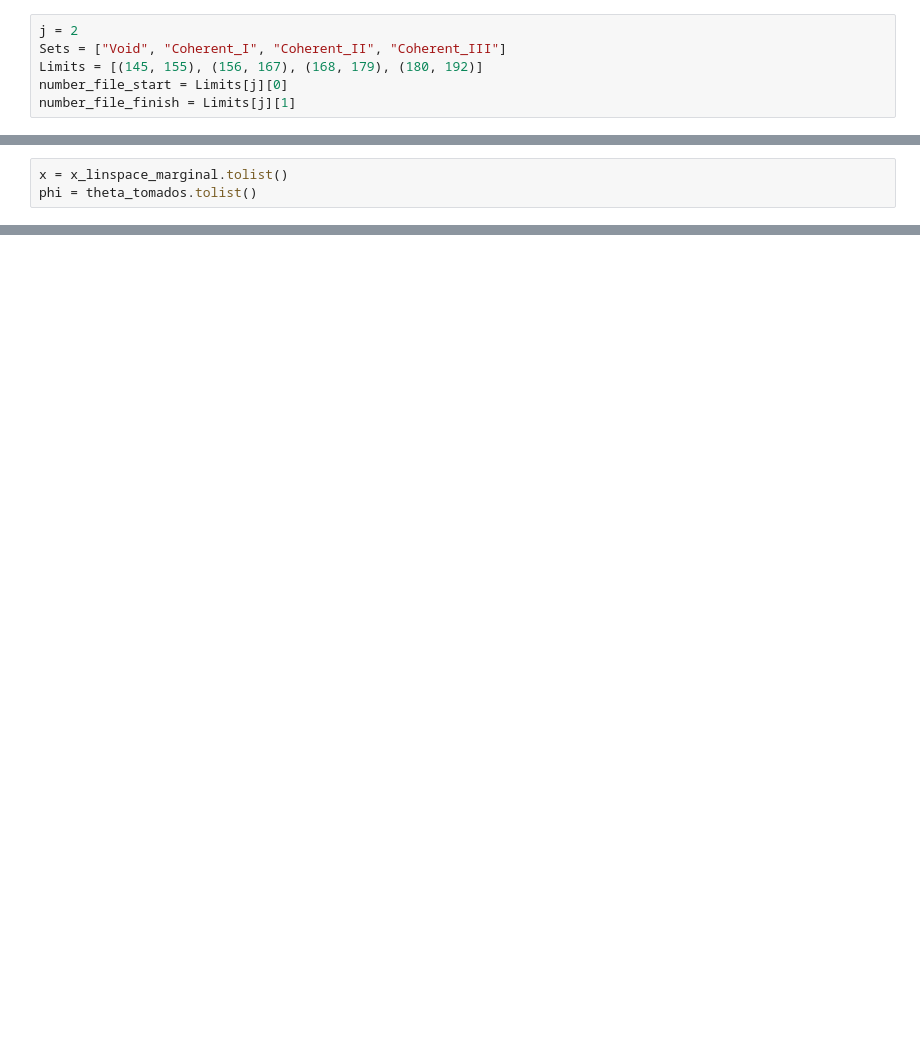
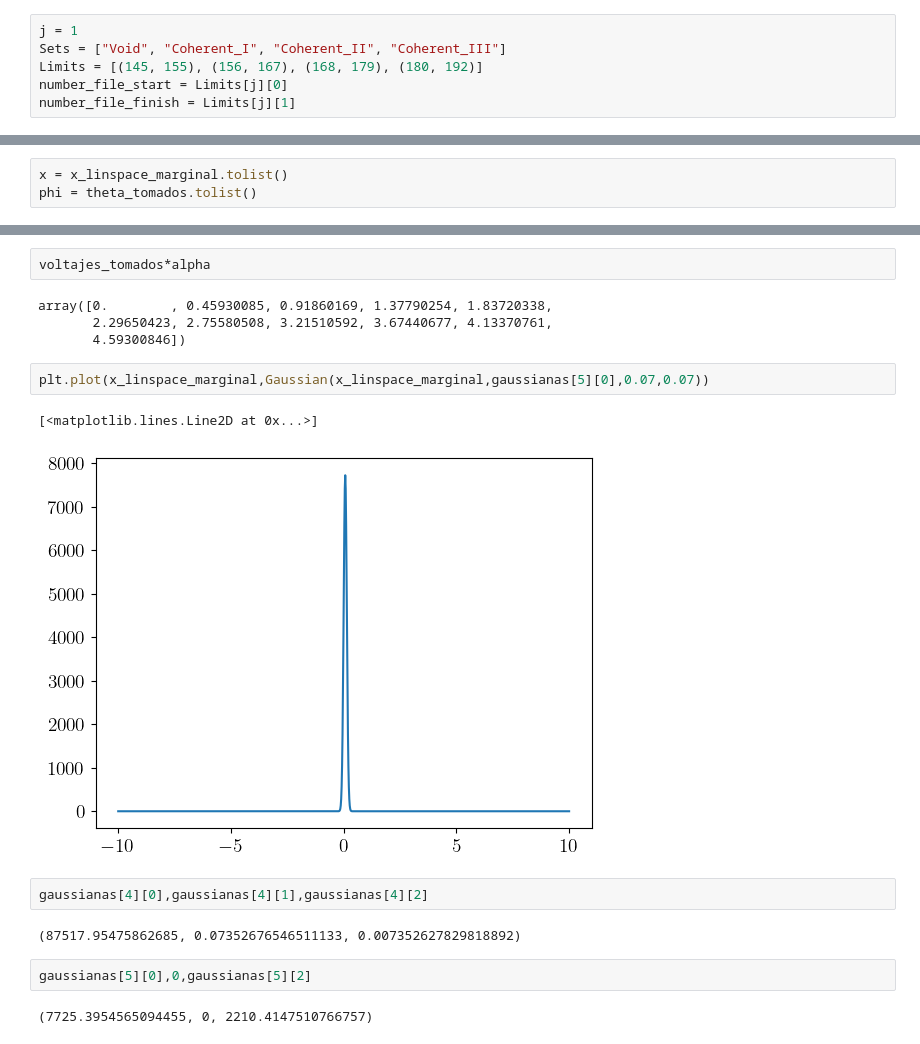
Before and after one commit to ThomasAnkhe/Quantum_Optics_Lab, a Jupyter notebook: 2.Wigner_function_reconstruction/Wigner_marginals.ipynb, the cells around one changed output, grey strips where cells are left out. Cells and saved outputs as stored; diff of their text form; blank space fills up the shorter version.

```diff
--- a/2.Wigner_function_reconstruction/Wigner_marginals.ipynb
+++ b/2.Wigner_function_reconstruction/Wigner_marginals.ipynb
@@ -9,7 +12,7 @@ import json
 # %% [markdown]
 # Primera medición de las cuadraturas del estado coherente
 # %%
-j = 2
+j = 1
 Sets = ["Void", "Coherent_I", "Coherent_II", "Coherent_III"]
 Limits = [(145, 155), (156, 167), (168, 179), (180, 192)]
 number_file_start = Limits[j][0]
@@ -129,0 +125,19 @@ Archivo 'Coherent_II.json' creado exitosamente.
+# %%
+voltajes_tomados*alpha
+# %% [output]
+array([0.        , 0.45930085, 0.91860169, 1.37790254, 1.83720338,
+       2.29650423, 2.75580508, 3.21510592, 3.67440677, 4.13370761,
+       4.59300846])
+# %%
+plt.plot(x_linspace_marginal,Gaussian(x_linspace_marginal,gaussianas[5][0],0.07,0.07))
+# %% [output]
+[<matplotlib.lines.Line2D at 0x...>]
+[figure, added]
+# %%
+gaussianas[4][0],gaussianas[4][1],gaussianas[4][2]
+# %% [output]
+(87517.95475862685, 0.07352676546511133, 0.007352627829818892)
+# %%
+gaussianas[5][0],0,gaussianas[5][2]
+# %% [output]
+(7725.3954565094455, 0, 2210.4147510766757)
```
Also changed, not shown: parts of 12 cells of this notebook, 52 other files.
